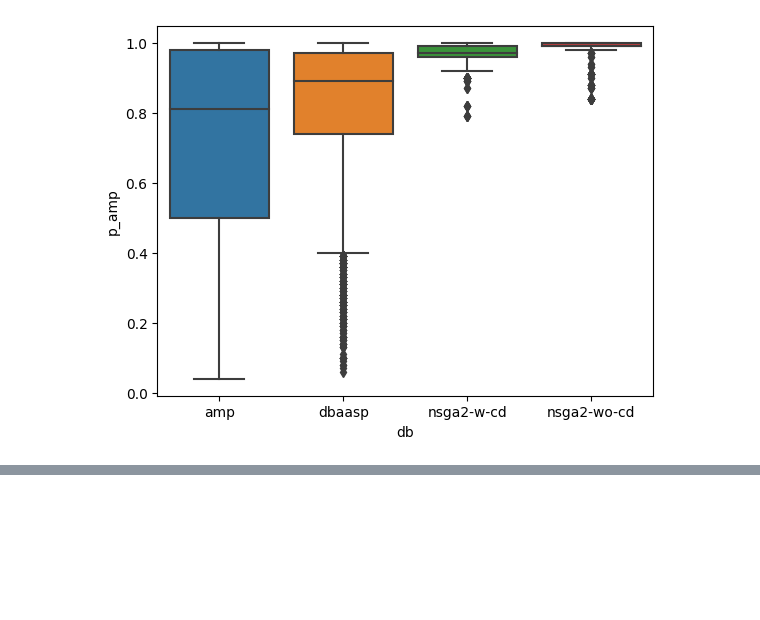
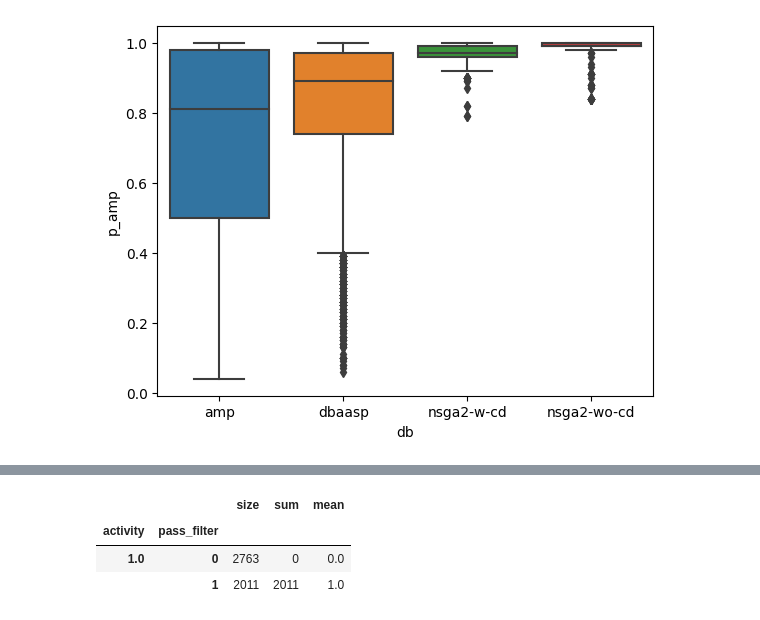
Before and after one commit to ulamaca/ddmopd, a Jupyter notebook: notebook/3_eval_known_and_generated_amps.ipynb, the cells around one changed output, grey strips where cells are left out. Cells and saved outputs as stored; diff of their text form; code cells hidden in the pictures; blank space fills up the shorter version.

```diff
--- a/notebook/3_eval_known_and_generated_amps.ipynb
+++ b/notebook/3_eval_known_and_generated_amps.ipynb
@@ -193,0 +215,7 @@ for p_col in p_score_cols:
+# %%
+df_joined.query('db == "dbaasp"').groupby(['activity', 'pass_filter'])['pass_filter'].agg(['size','sum','mean'])
+# %% [output]
+|  |  | size | sum | mean |
+| activity | pass_filter |  |  |  |
+| 1.0 | 0 | 2763 | 0 | 0.0 |
+|  | 1 | 2011 | 2011 | 1.0 |
```
Also changed, not shown: parts of 8 cells of this notebook.
